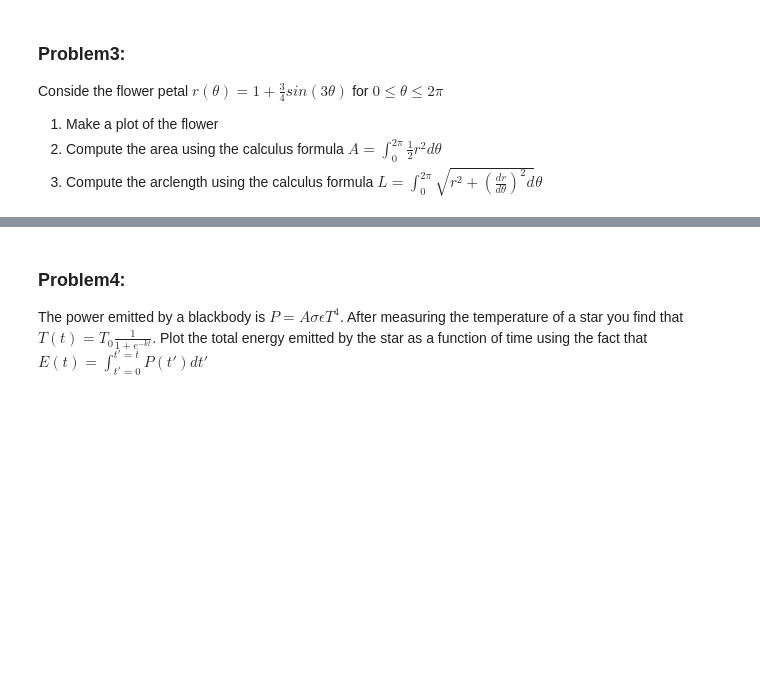
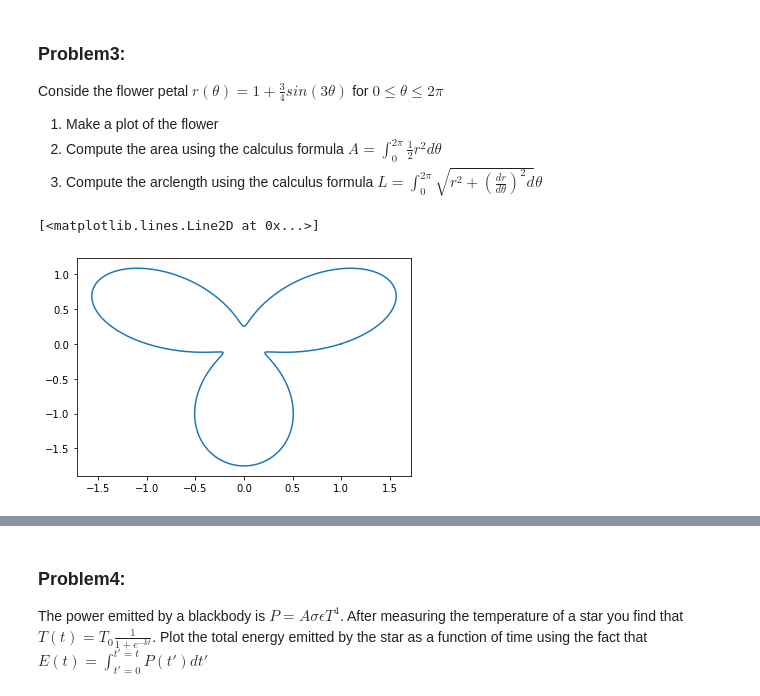
Before and after one commit to Justin-oommen/Python-Lessons, a Jupyter notebook: Python_Libraries/Numpy.ipynb, the cells around one changed output, grey strips where cells are left out. Drawn from its saved outputs; the diff is of its cells as text; code cells hidden in the pictures; blank space fills up the shorter version.

```diff
--- a/Python_Libraries/Numpy.ipynb
+++ b/Python_Libraries/Numpy.ipynb
@@ -255,3 +313,13 @@ Conside the flower petal $ r(\theta)= 1+\frac{3}{4}sin(3\theta) $ for $ 0 \leq \
 1. Make a plot of the flower
 2. Compute the area using the calculus formula $A = \int_{0}^{2\pi} \frac{1}{2}r^2d\theta $
 3. Compute the arclength using the calculus formula $ L = \int_{0}^{2\pi} \sqrt{r^2 + (\frac{dr}{d\theta})^2 d}\theta $
+# %%
+theta = np.linspace(0,2*np.pi,1000)
+r = 1 + 3/4 * np.sin(3*theta)
+#converting to catesian coordinates from r and theta
+x = r*np.cos(theta)
+y = r*np.sin(theta)
+plt.plot(x,y)
+# %% [output]
+[<matplotlib.lines.Line2D at 0x...>]
+[figure, added]
```
Also changed, not shown: parts of 20 cells of this notebook.
